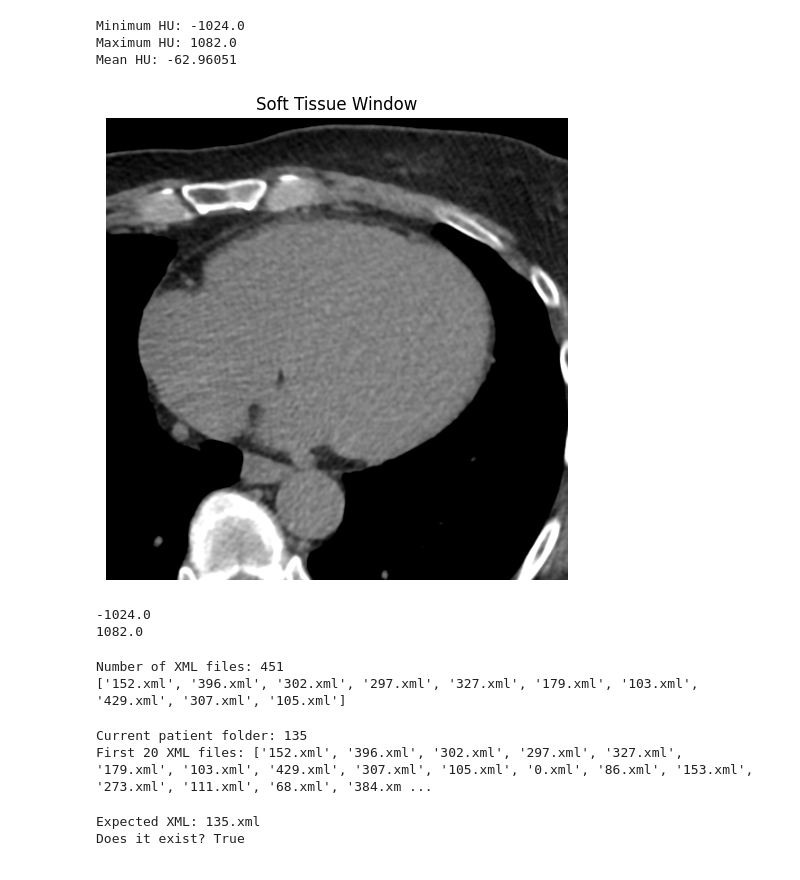
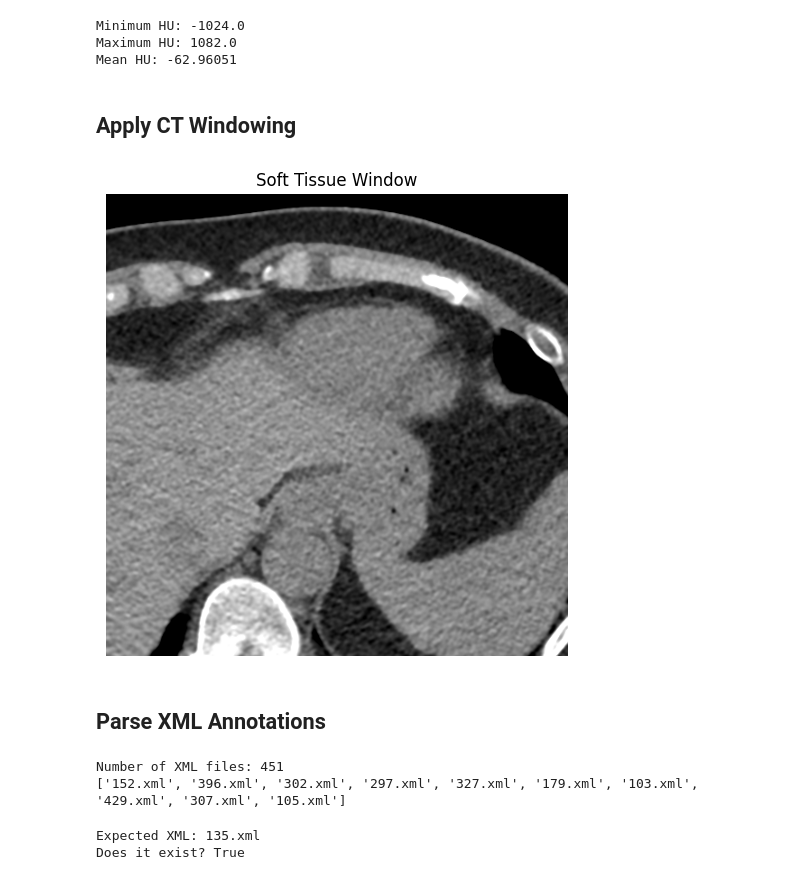
Before and after one commit to Kristina7-7/CCTA-Coronary-Artery-Exploration-, a Jupyter notebook: notebook/week1_coca_dataset_exploration.ipynb, the cells around one changed output. Saved outputs shown, nothing was run; the diff lists cells and outputs as text; code cells hidden in the pictures.

```diff
--- a/notebook/week1_coca_dataset_exploration.ipynb
+++ b/notebook/week1_coca_dataset_exploration.ipynb
@@ -21,0 +24,8 @@ Drive already mounted at /content/drive; to attempt to forcibly remount, call dr
+# %%
+# Create the folder used to save project figures
+import os
+
+figures_path = "/content/drive/MyDrive/AI_Medical/COCA/figures"
+os.makedirs(figures_path, exist_ok=True)
+
+print("Figures folder:", figures_path)
@@ -199,6 +187,8 @@ print("Mean HU:", image_hu.mean())
 Minimum HU: -1024.0
 Maximum HU: 1082.0
 Mean HU: -62.96051
+# %% [markdown]
+## Apply CT Windowing
 # %%
 # To set the windowing function (shrink the range)
 def apply_window(image_hu, window_center, window_width):
@@ -215,30 +205,27 @@ def apply_window(image_hu, window_center, window_width):
 # %%
 # Show the soft tissue window
 windowed_image = apply_window(
     image_hu,
     window_center=40,
     window_width=400
 )
 
-plt.figure(figsize=(6,6))
+plt.figure(figsize=(6, 6))
 plt.imshow(windowed_image, cmap="gray")
 plt.title("Soft Tissue Window")
 plt.axis("off")
+
 plt.savefig(
-    "/content/drive/MyDrive/AI_Medical/COCA/figures/Soft_Tissue_Window.png",
+    os.path.join(figures_path, "soft_tissue_window.png"),
     dpi=300,
     bbox_inches="tight"
 )
+
 plt.show()
 # %% [output]
-[figure, old version]
+[figure, new version]
-# %%
-#After clipped, the original hu do not change
-print(image_hu.min())
-print(image_hu.max())
-# %% [output]
--1024.0
-1082.0
+# %% [markdown]
+## Parse XML Annotations
 # %%
 #To get the XML folder path
 xml_path = "/content/drive/MyDrive/AI_Medical/COCA/raw_data/gated_files/calcium_xml"
@@ -254,13 +241,6 @@ print(xml_files[:10])
 # %% [output]
 Number of XML files: 451
 ['152.xml', '396.xml', '302.xml', '297.xml', '327.xml', '179.xml', '103.xml', '429.xml', '307.xml', '105.xml']
-# %%
-# Check if xml file match with dcm
-print("Current patient folder:", first_patient)
-print("First 20 XML files:", xml_files[:20])
-# %% [output]
-Current patient folder: 135
-First 20 XML files: ['152.xml', '396.xml', '302.xml', '297.xml', '327.xml', '179.xml', '103.xml', '429.xml', '307.xml', '105.xml', '0.xml', '86.xml', '153.xml', '273.xml', '111.xml', '68.xml', '384.xm ...
 # %%
 expected_xml = f"{first_patient}.xml"
 
```
Also changed, not shown: parts of 32 cells of this notebook.
